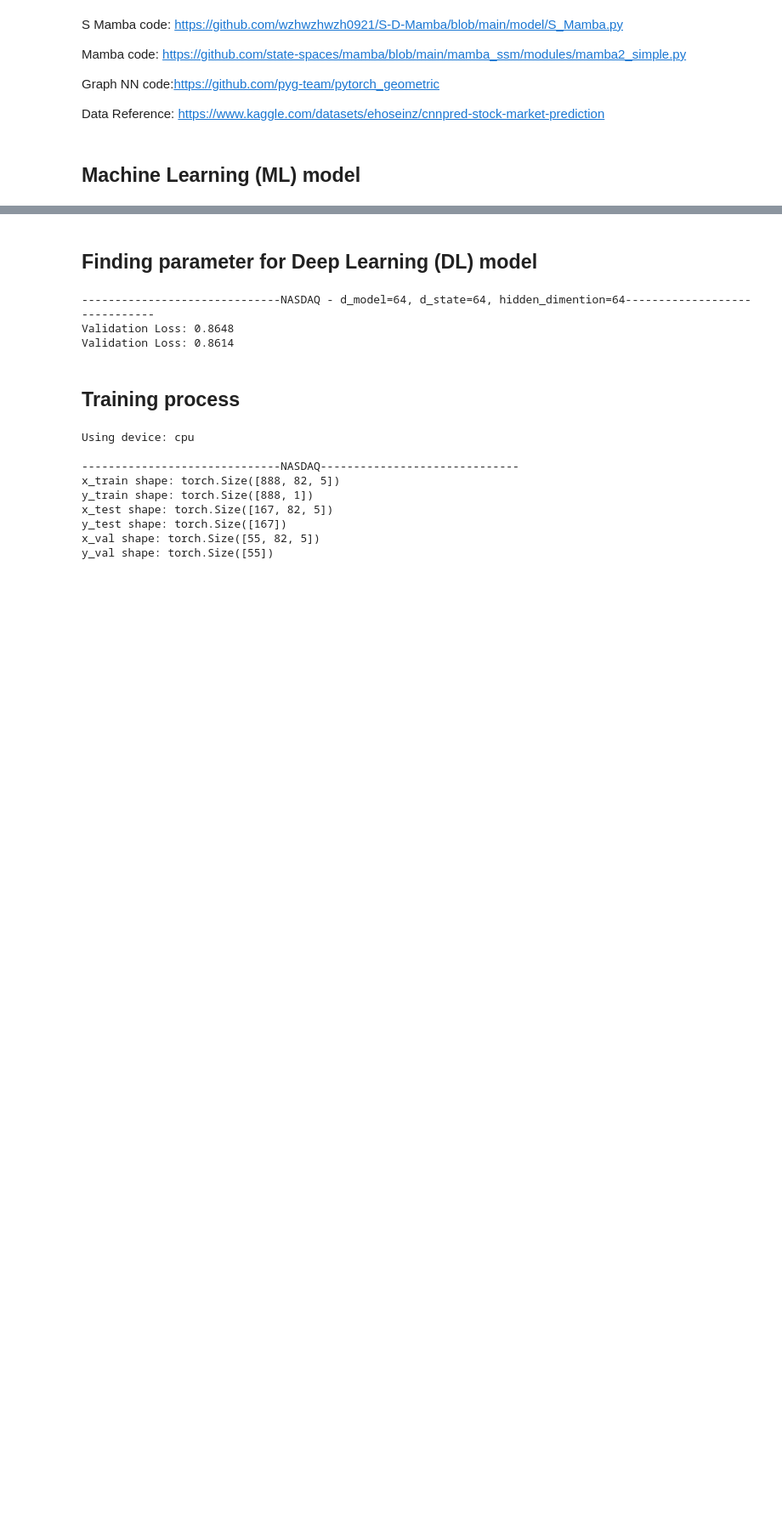
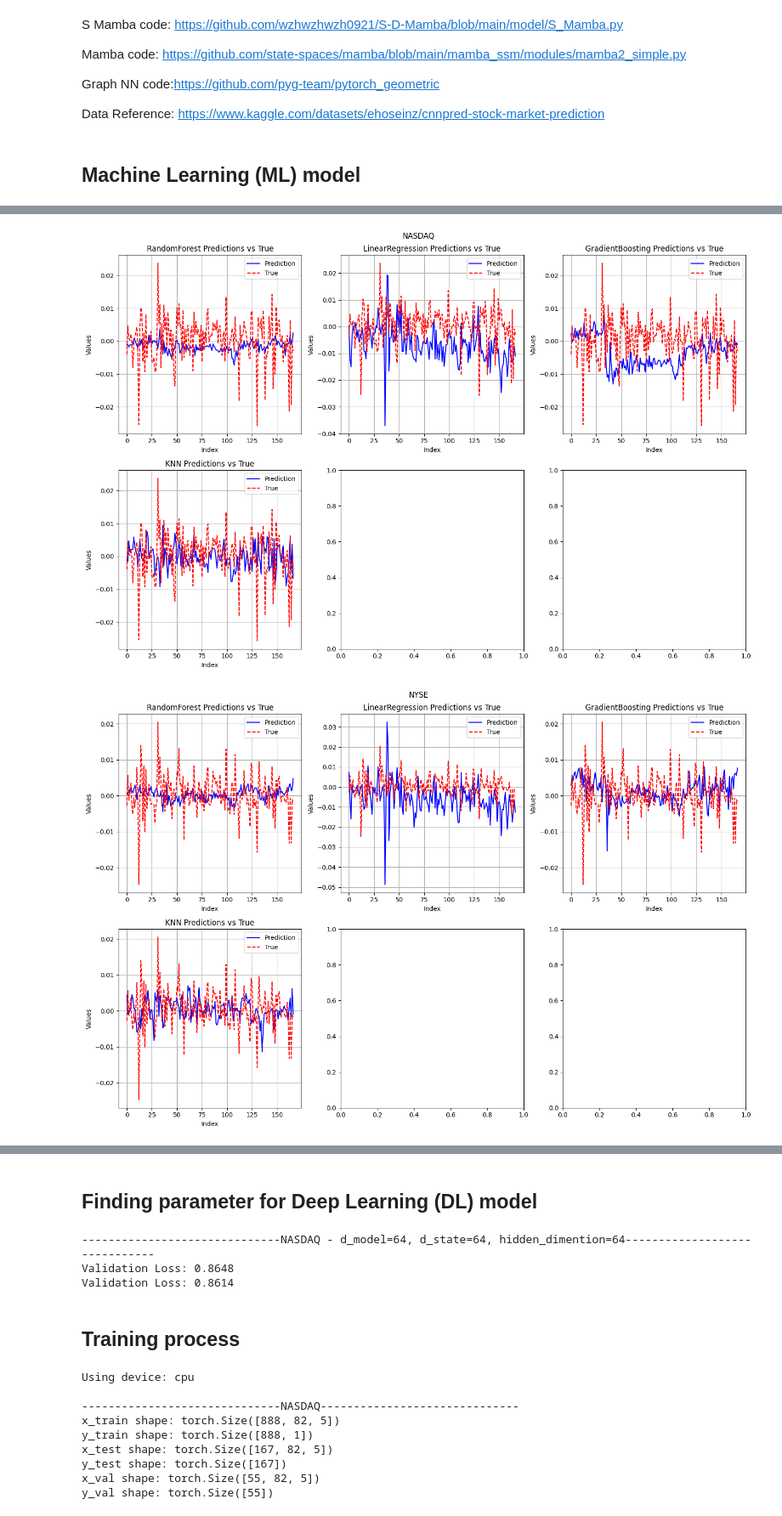
Before and after one commit to tdkhoa1212/MAMBA_model, a Jupyter notebook: test_code.ipynb, the cells around one changed output, grey strips where cells are left out. Shown at 85% size. Cells and saved outputs as stored; diff of their text form; code cells hidden in the pictures; blank space fills up the shorter version.

```diff
--- a/test_code.ipynb
+++ b/test_code.ipynb
@@ -43,0 +39,10 @@ RUSSELL Dataset:
+# %%
+# from Utils.Loading_data import labels_plotting, Get_data
+from Models.ML_models import run_ML_models
+
+# processed_data =  Get_data('Data')
+# labels_plotting(processed_data)
+run_ML_models()
+# %% [output]
+[figure, added]
+[figure, added]
```
Also changed, not shown: parts of 2 cells of this notebook, 3 other files.
